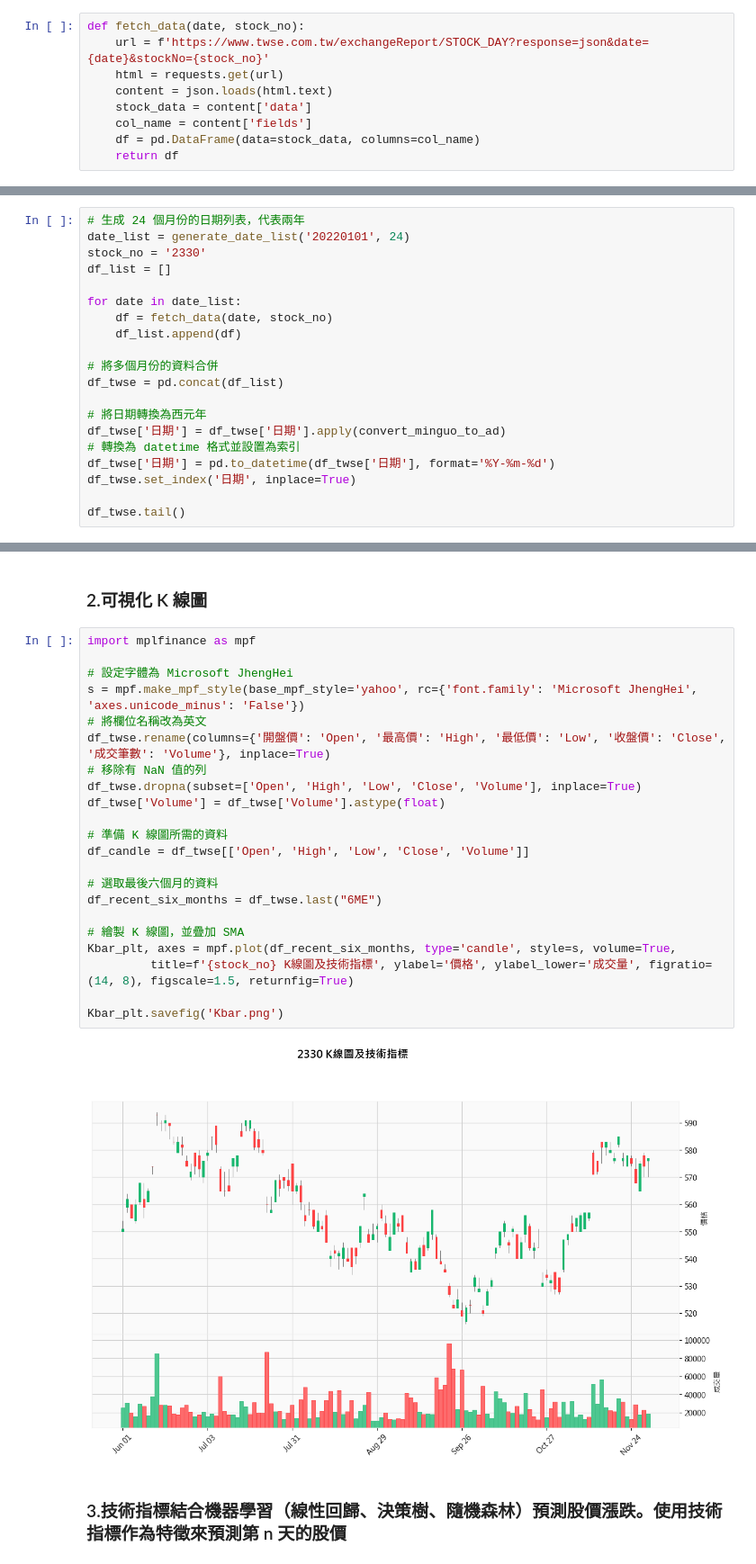
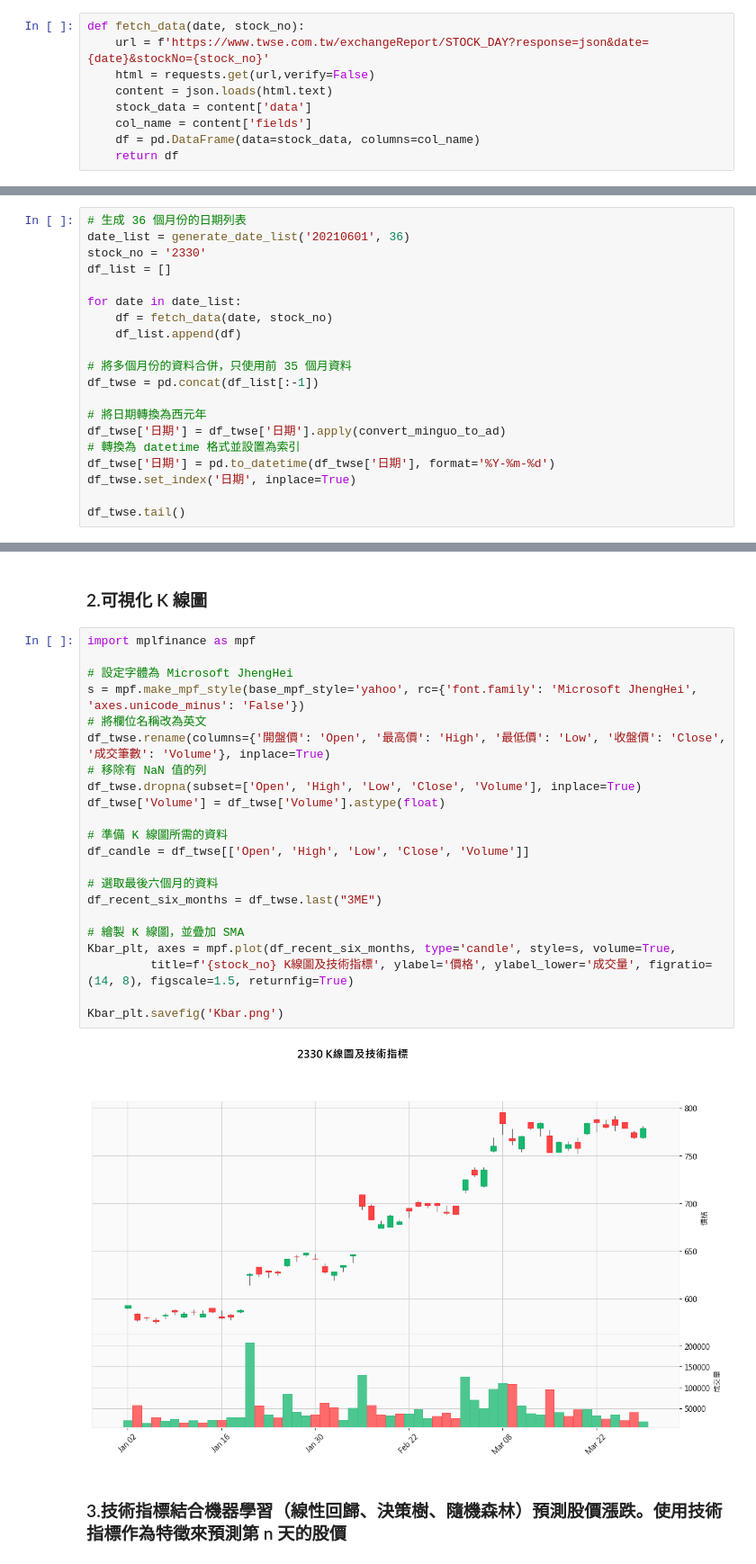
Before and after one commit to martinhsieh586/-, a Jupyter notebook: ch2.ipynb, the cells around one changed output, grey strips where cells are left out. Shown: that part at 90% size. Cells and saved outputs as stored; diff of their text form.

```diff
--- a/ch2.ipynb
+++ b/ch2.ipynb
@@ -20,7 +20,7 @@ def generate_date_list(start_date, months):
 # %%
 def fetch_data(date, stock_no):
     url = f'https://www.twse.com.tw/exchangeReport/STOCK_DAY?response=json&date={date}&stockNo={stock_no}'
-    html = requests.get(url)
+    html = requests.get(url,verify=False)
     content = json.loads(html.text)
     stock_data = content['data']
     col_name = content['fields']
@@ -37,8 +36,8 @@ def convert_minguo_to_ad(date_str):
 # %% [markdown]
 ### 爬取證交所 2330.tw 股價
 # %%
-# 生成 24 個月份的日期列表，代表兩年
-date_list = generate_date_list('20220101', 24)
+# 生成 36 個月份的日期列表
+date_list = generate_date_list('20210601', 36)
 stock_no = '2330'
 df_list = []
 
@@ -46,8 +45,8 @@ for date in date_list:
     df = fetch_data(date, stock_no)
     df_list.append(df)
 
-# 將多個月份的資料合併
-df_twse = pd.concat(df_list)
+# 將多個月份的資料合併，只使用前 35 個月資料
+df_twse = pd.concat(df_list[:-1])
 
 # 將日期轉換為西元年
 df_twse['日期'] = df_twse['日期'].apply(convert_minguo_to_ad)
@@ -116,27 +115,27 @@ df_twse['Volume'] = pd.to_numeric(df_twse['Volume'].str.replace(',', ''), errors
 # %%
 import mplfinance as mpf
 
 # 設定字體為 Microsoft JhengHei
 s = mpf.make_mpf_style(base_mpf_style='yahoo', rc={'font.family': 'Microsoft JhengHei', 'axes.unicode_minus': 'False'})
 # 將欄位名稱改為英文
 df_twse.rename(columns={'開盤價': 'Open', '最高價': 'High', '最低價': 'Low', '收盤價': 'Close', '成交筆數': 'Volume'}, inplace=True)
 # 移除有 NaN 值的列
 df_twse.dropna(subset=['Open', 'High', 'Low', 'Close', 'Volume'], inplace=True)
 df_twse['Volume'] = df_twse['Volume'].astype(float)
 
 # 準備 K 線圖所需的資料
 df_candle = df_twse[['Open', 'High', 'Low', 'Close', 'Volume']]
 
 # 選取最後六個月的資料
-df_recent_six_months = df_twse.last("6ME")
+df_recent_six_months = df_twse.last("3ME")
 
 # 繪製 K 線圖，並疊加 SMA
 Kbar_plt, axes = mpf.plot(df_recent_six_months, type='candle', style=s, volume=True,
          title=f'{stock_no} K線圖及技術指標', ylabel='價格', ylabel_lower='成交量', figratio=(14, 8), figscale=1.5, returnfig=True)
 
 Kbar_plt.savefig('Kbar.png')
 # %% [output]
-[figure, old version]
+[figure, new version]
 # %% [markdown]
 ### 3.技術指標結合機器學習（線性回歸、決策樹、隨機森林）預測股價漲跌。使用技術指標作為特徵來預測第 n 天的股價
 # %%
```
Also changed, not shown: parts of 11 cells of this notebook.
